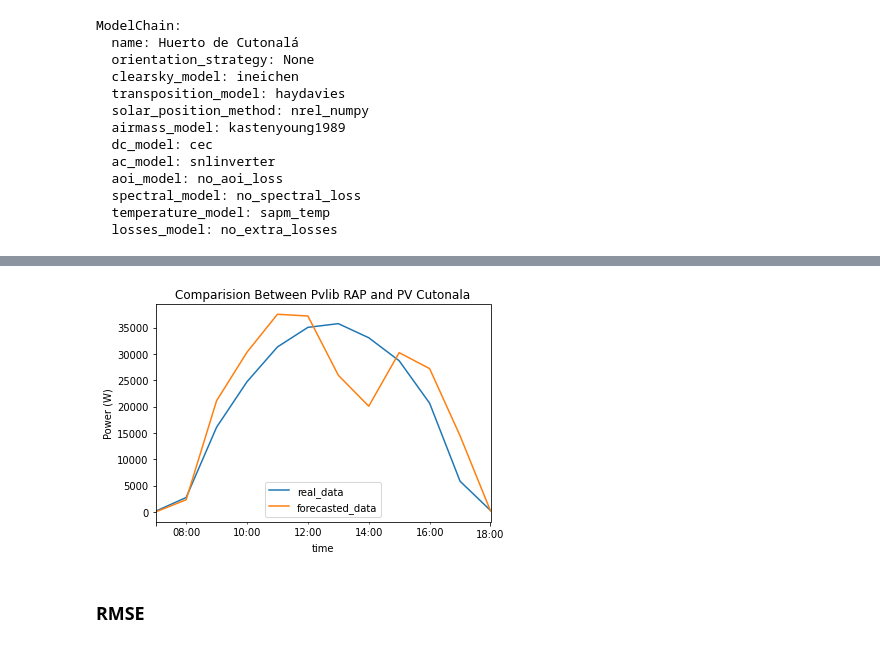
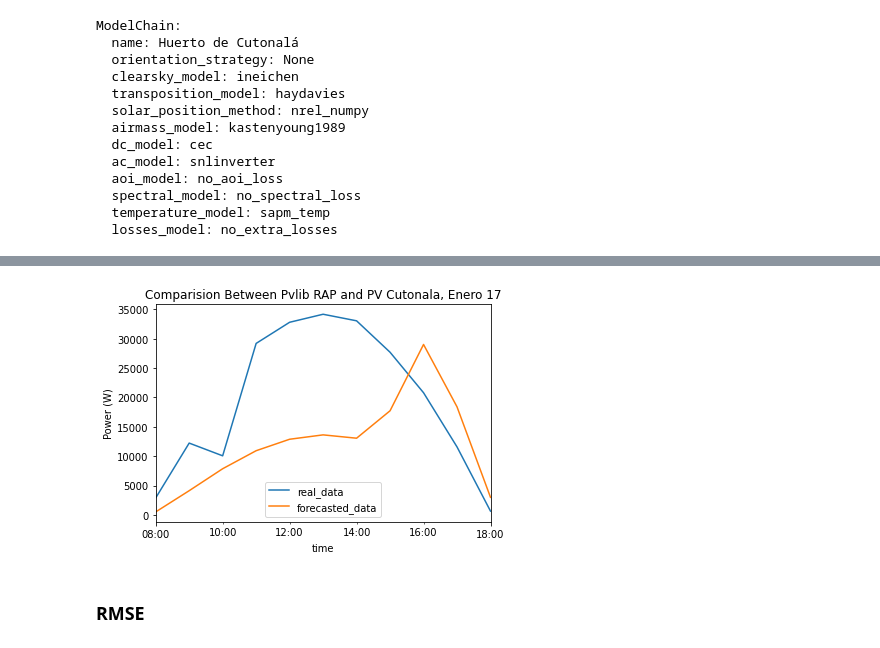
Before and after one commit to Vesino/pvlib_tesis, a Jupyter notebook: ModelChain RAP.ipynb, the cells around one changed output, grey strips where cells are left out. Cells and saved outputs as stored; diff of their text form; code cells hidden in the pictures.

Commit message:
Comparission between pvlib RAP and CUTonalá real data from January 4 to January 17 2021

```diff
--- a/ModelChain RAP.ipynb
+++ b/ModelChain RAP.ipynb
@@ -65,6 +94,6 @@ from pvlib.forecast import RAP
 fm = RAP()
 # %%
 # Se obtiene la data y se procesa del modelo de pronostico
-forecast_data = fm.get_processed_data(latitude, longitude, start9_dec, end9_dec)
+forecast_data = fm.get_processed_data(latitude, longitude, start_variable, end_variable)
 # %%
 #pd.set_option('display.max_columns', None)
@@ -145,5 +185,5 @@ forecast_dc
 # %%
-droped_forecas_data = forecast_dc.drop([0,13,14,15,16,17,18])
+droped_forecas_data = forecast_dc.drop([0,1,13,14,15,16,17,18])
 time = droped_forecas_data['index'].reset_index()
 time = time['index']
 time
@@ -183,4 +223,4 @@ Name: p_mp, dtype: float64
 # %%
 pd.set_option('display.max_columns', None)
 pd.set_option('display.max_rows', None)
-dec9_cut = pd.read_csv('./dec9.csv')
+real_data_cut = pd.read_csv('./Real Data Cutonalá/' + cutonala_real_data_file)
@@ -187,2 +247,2 @@ dec9_cut = pd.read_csv('./dec9.csv')
 # %%
-droped_data_cut = dec9_cut.drop([1,2,3,5,6,7,9,10,11,13,14,15,17,18,19,21,22,23,25,26,27,29,30,31,33,34,35,37,38,39,41,42,43,45,46])
+droped_data_cut = real_data_cut.drop([0,1,2,4,5,6,8,9,10,12,13,14,16,17,18,20,21,22,24,25,26,28,29,30,32,33,34,36,37,38,40,41,42,44,45,46,47])
@@ -244,9 +318,9 @@ comparision
 # %%
 comparision.plot()
 plt.ylabel('Power (W)')
-plt.title('Comparision Between Pvlib RAP and PV Cutonala');
+plt.title('Comparision Between Pvlib %s and PV Cutonala, %s %s' %(model_of_study, month, study_day));
 # %% [output]
-[figure, old version]
+[figure, new version]
 # %% [markdown]
 ### RMSE
 # %% [markdown]
```
Also changed, not shown: parts of 25 cells of this notebook, 29 other files.
